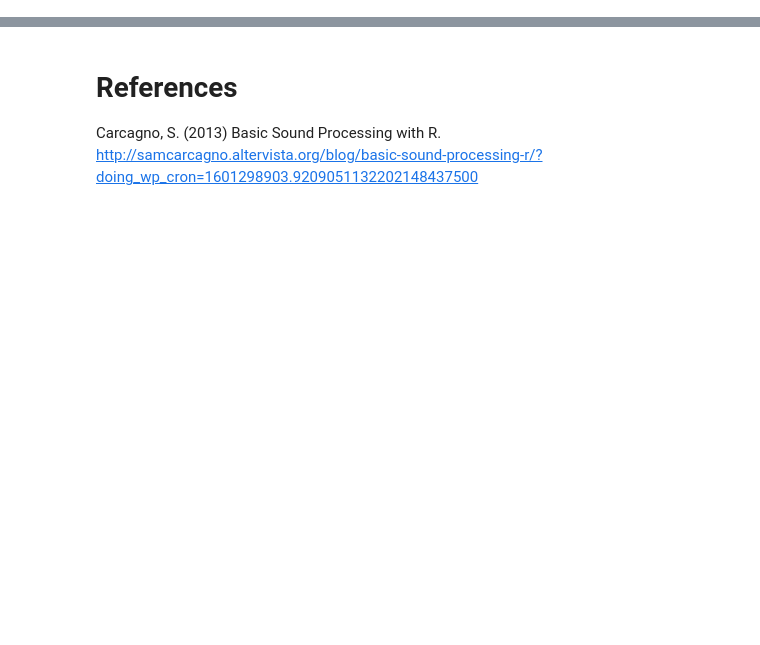
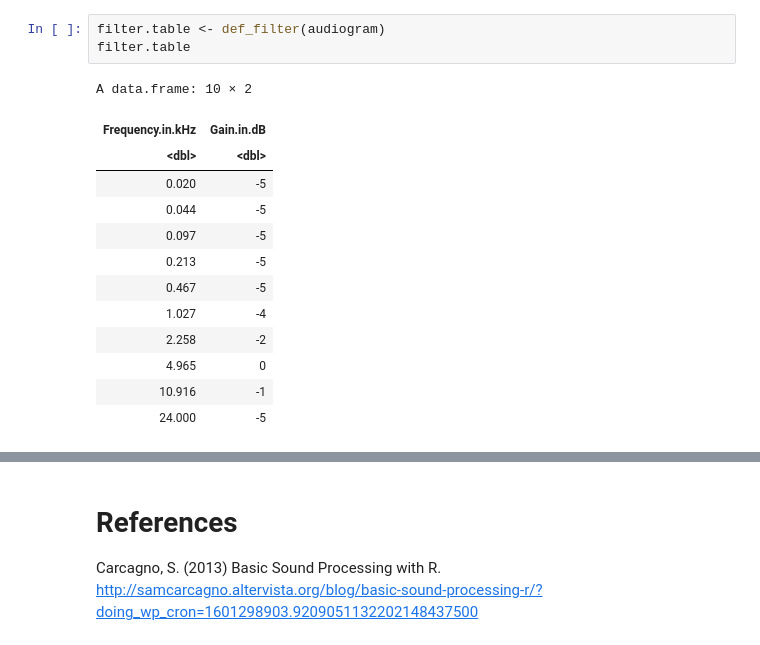
Before and after one commit to MfN-Berlin/HIP_Audio_Filters, a Jupyter notebook: notebook-home/Harbour seal.ipynb, the cells around one changed output, grey strips where cells are left out. Cells and saved outputs as stored; diff of their text form; blank space fills up the shorter version.

```diff
--- a/notebook-home/Harbour seal.ipynb
+++ b/notebook-home/Harbour seal.ipynb
@@ -138,0 +28,17 @@ plot_fft(fwnObj)
+# %%
+filter.table <- def_filter(audiogram)
+filter.table
+# %% [output]
+A data.frame: 10 × 2
+| Frequency.in.kHz | Gain.in.dB |
+| <dbl> | <dbl> |
+| 0.020 | -5 |
+| 0.044 | -5 |
+| 0.097 | -5 |
+| 0.213 | -5 |
+| 0.467 | -5 |
+| 1.027 | -4 |
+| 2.258 | -2 |
+| 4.965 | 0 |
+| 10.916 | -1 |
+| 24.000 | -5 |
```
Also changed, not shown: parts of 12 cells of this notebook, 12 other files.
